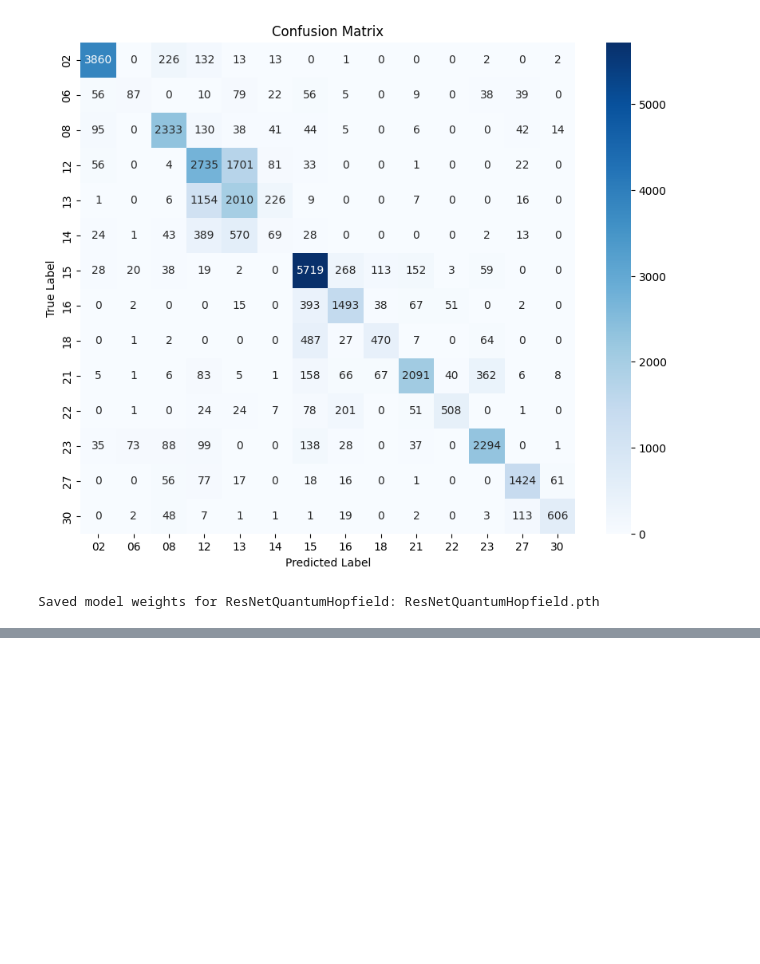
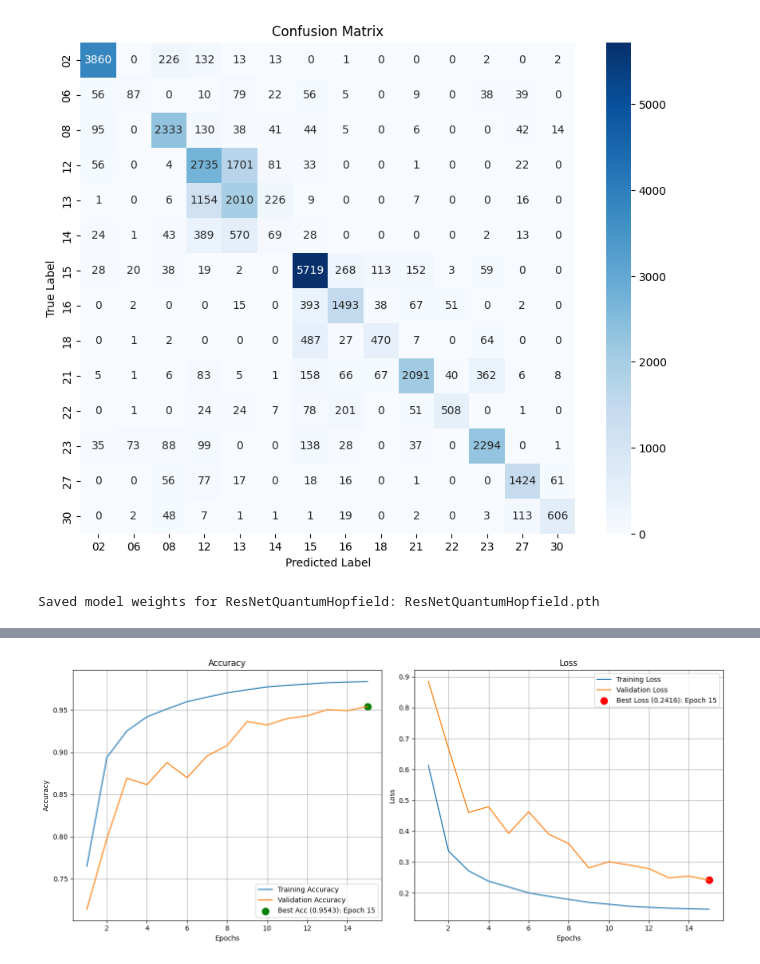
Before and after one commit to MihaiUM2001/CardioQML, a Jupyter notebook: ViewClassification.ipynb, the cells around one changed output, grey strips where cells are left out. Drawn from its saved outputs; the diff is of its cells as text; code cells hidden in the pictures; blank space fills up the shorter version.

Commit message:
2.9 - Testing Models: Quantum-Classical Dual-Path Network

```diff
--- a/ViewClassification.ipynb
+++ b/ViewClassification.ipynb
@@ -2095,0 +2160,19 @@ Saved model weights for ResNetQuantumHopfield: ResNetQuantumHopfield.pth
+# %%
+model_name_dp = "DualPathQuantumNet"
+model_path_dp = f"{model_name_dp}.pth"
+# %%
+dev_dp = qml.device("default.qubit", wires=n_qubits_dp)
+
+@qml.qnode(dev_dp, interface="torch")
+def quantum_circuit_dp(inputs, weights_ent, weights_ry):
+    qml.templates.AngleEmbedding(inputs, wires=range(n_qubits_dp))
+
+    qml.templates.StronglyEntanglingLayers(weights_ent, wires=range(n_qubits_dp))
+
+    for i in range(n_qubits_dp):
+        qml.RY(weights_ry[i], wires=i)
+
+    return [qml.expval(qml.PauliZ(i)) for i in range(n_qubits_dp)]
+
+qlayer_dp = qnn.TorchLayer(quantum_circuit_dp, {"weights_ent": (n_layers_dp, n_qubits_dp, 3),
+                                                "weights_ry":  (n_qubits_dp,)})
@@ -2095,0 +2309,8 @@ Saved model weights for ResNetQuantumHopfield: ResNetQuantumHopfield.pth
+# %%
+model_dp = DualPathQuantumNet(num_classes=num_classes).to(DEVICE)
+
+num_epochs_dp = 15
+
+criterion_dp = FocalLoss_dp(weight=class_weights_tensor, gamma=2.0, label_smoothing=0.1)
+optimizer_dp = optim.AdamW(model_dp.parameters(), lr=3e-4, weight_decay=1e-4)
+scheduler_dp = CosineAnnealingLR(optimizer_dp, T_max=num_epochs_dp, eta_min=1e-6)
@@ -2095,0 +2337,9 @@ Saved model weights for ResNetQuantumHopfield: ResNetQuantumHopfield.pth
+# %%
+trained_model_dp, history_dp = train_model_dp(model_name=model_name_dp,
+                                              model=model_dp,
+                                              criterion=criterion_dp,
+                                              optimizer=optimizer_dp,
+                                              scheduler=scheduler_dp,
+                                              train_loader=train_loader_aug_dp,
+                                              val_loader=val_loader_aug_dp,
+                                              num_epochs=num_epochs_dp)
@@ -2095,0 +2364,4 @@ Saved model weights for ResNetQuantumHopfield: ResNetQuantumHopfield.pth
+# %%
+plot_learning_curves(history_dp)
+# %% [output]
+[figure, added]
```
Also changed, not shown: parts of 14 cells of this notebook.
